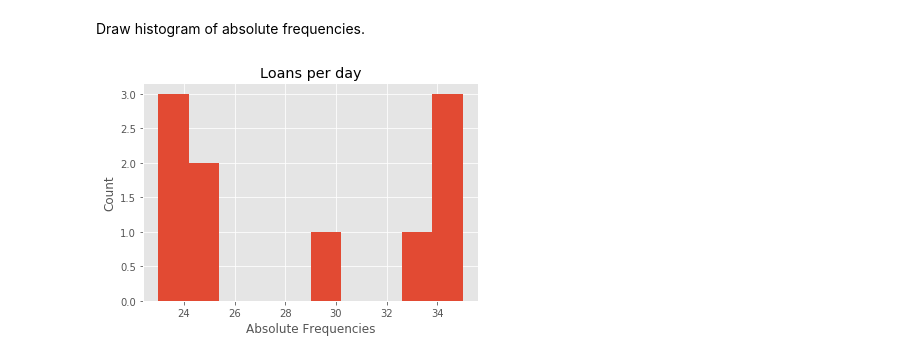
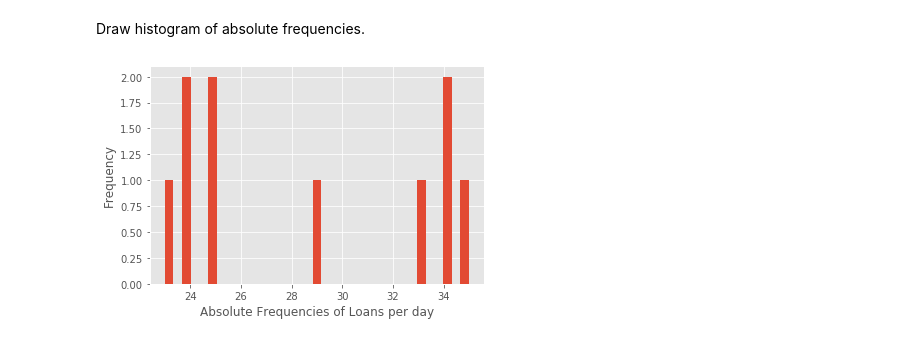
Before and after one commit to MySlav/Introduction_to_DS_Homework, a Jupyter notebook: Introduction_to_DS_Homework_Spajic.ipynb, the cells around one changed output. Cells and saved outputs as stored; diff of their text form; code cells hidden in the pictures.

```diff
--- a/Introduction_to_DS_Homework_Spajic.ipynb
+++ b/Introduction_to_DS_Homework_Spajic.ipynb
@@ -440,11 +440,10 @@ DF
 # %% [markdown]
 Draw histogram of absolute frequencies.
 # %%
-plt.hist(DF["Absolute_Freq."])
-plt.xlabel("Absolute Frequencies")
-plt.ylabel("Count")
-plt.title("Loans per day")
+plt.hist(DF["Absolute_Freq."],bins=max(DF["Absolute_Freq."]))
+plt.xlabel("Absolute Frequencies of Loans per day")
+plt.ylabel("Frequency")
 
 plt.show()
 # %% [output]
-[figure, old version]
+[figure, new version]
```
Also changed, not shown: parts of 36 cells of this notebook.
